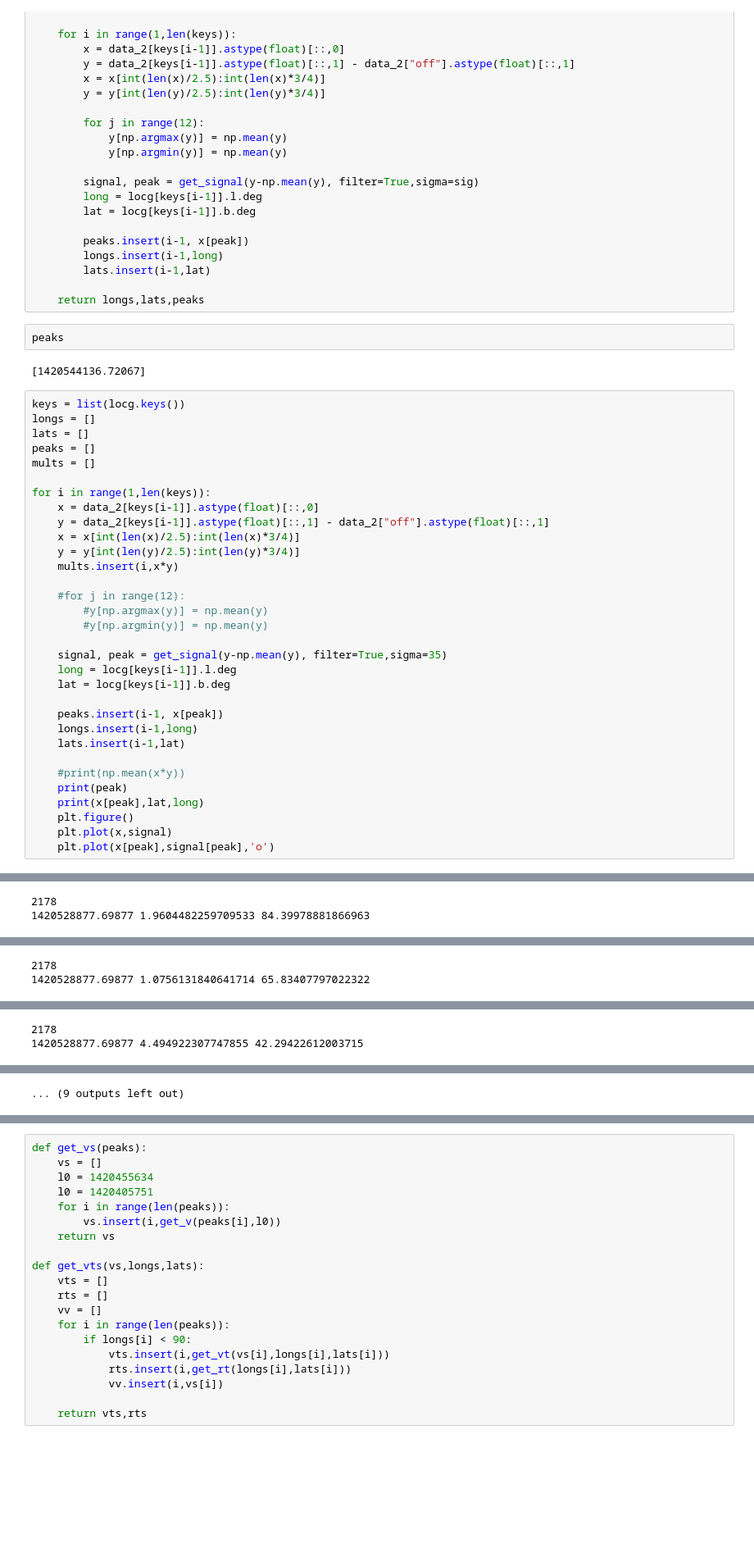
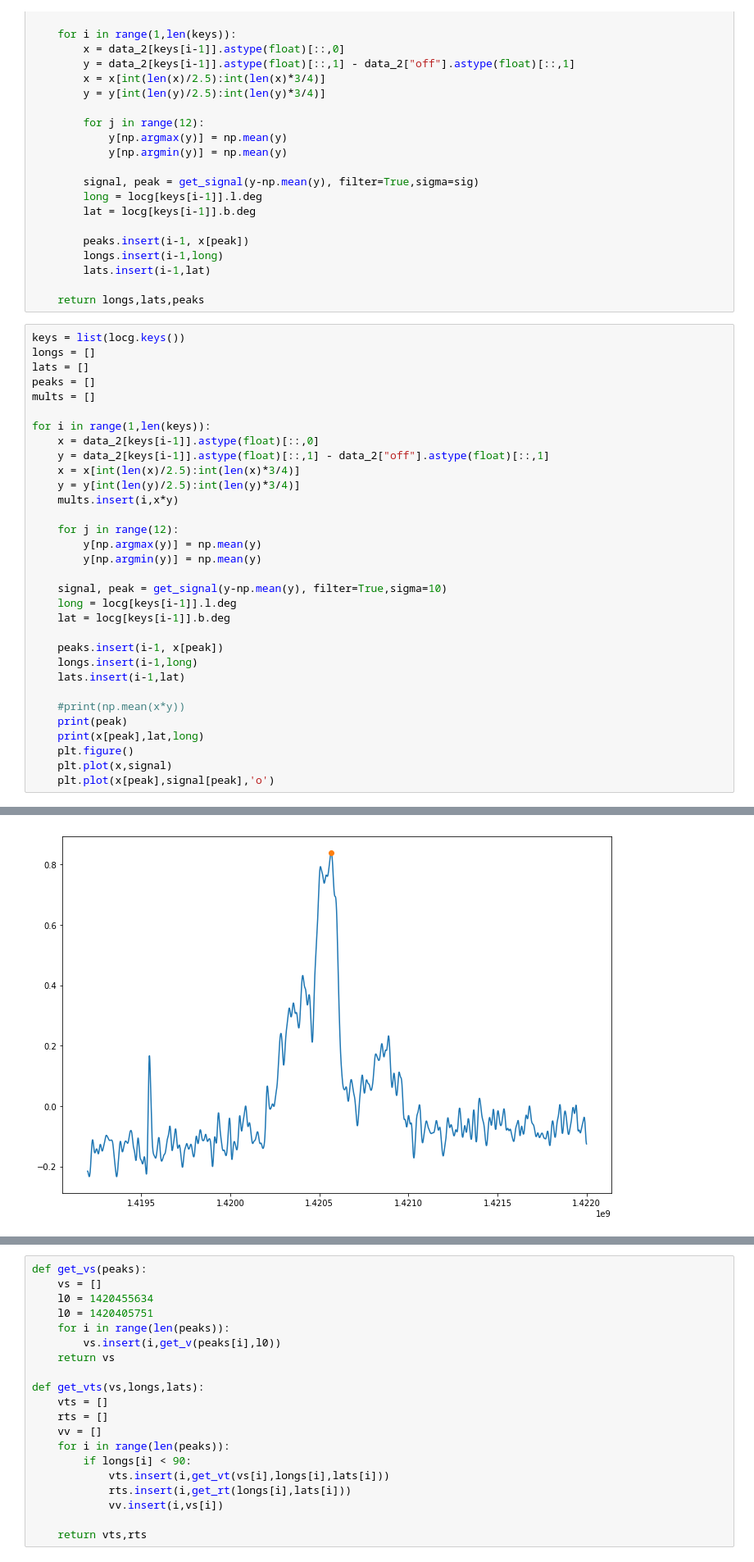
Before and after one commit to ShaabanM/ast2050_lab3, a Jupyter notebook: Analysis.ipynb, the cells around one changed output, grey strips where cells are left out. Shown at 82% size. Saved outputs shown, nothing was run; the diff lists cells and outputs as text; blank space fills up the shorter version.

```diff
--- a/Analysis.ipynb
+++ b/Analysis.ipynb
@@ -277,10 +307,6 @@ def extract_data(locg,sig=30):
         lats.insert(i-1,lat)
 
     return longs,lats,peaks
-# %%
-peaks
-# %% [output]
-[1420544136.72067]
 # %%
 keys = list(locg.keys())
 longs = []
@@ -295,11 +321,11 @@ for i in range(1,len(keys)):
     y = y[int(len(y)/2.5):int(len(y)*3/4)]
     mults.insert(i,x*y)
 
-    #for j in range(12):
-        #y[np.argmax(y)] = np.mean(y)
-        #y[np.argmin(y)] = np.mean(y)
+    for j in range(12):
+        y[np.argmax(y)] = np.mean(y)
+        y[np.argmin(y)] = np.mean(y)
 
-    signal, peak = get_signal(y-np.mean(y), filter=True,sigma=35)
+    signal, peak = get_signal(y-np.mean(y), filter=True,sigma=10)
     long = locg[keys[i-1]].l.deg
     lat = locg[keys[i-1]].b.deg
 
@@ -321,2 +356,0 @@ for i in range(1,len(keys)):
-2178
-1420528877.69877 1.9604482259709533 84.39978881866963
@@ -325,2 +356,0 @@ for i in range(1,len(keys)):
-2178
-1420528877.69877 1.0756131840641714 65.83407797022322
@@ -329,2 +356,0 @@ for i in range(1,len(keys)):
-2178
-1420528877.69877 4.494922307747855 42.29422612003715
@@ -333 +357 @@ for i in range(1,len(keys)):
-... (9 outputs left out)
+[figure, added]
```
Also changed, not shown: parts of 24 cells of this notebook, 1 other file.
